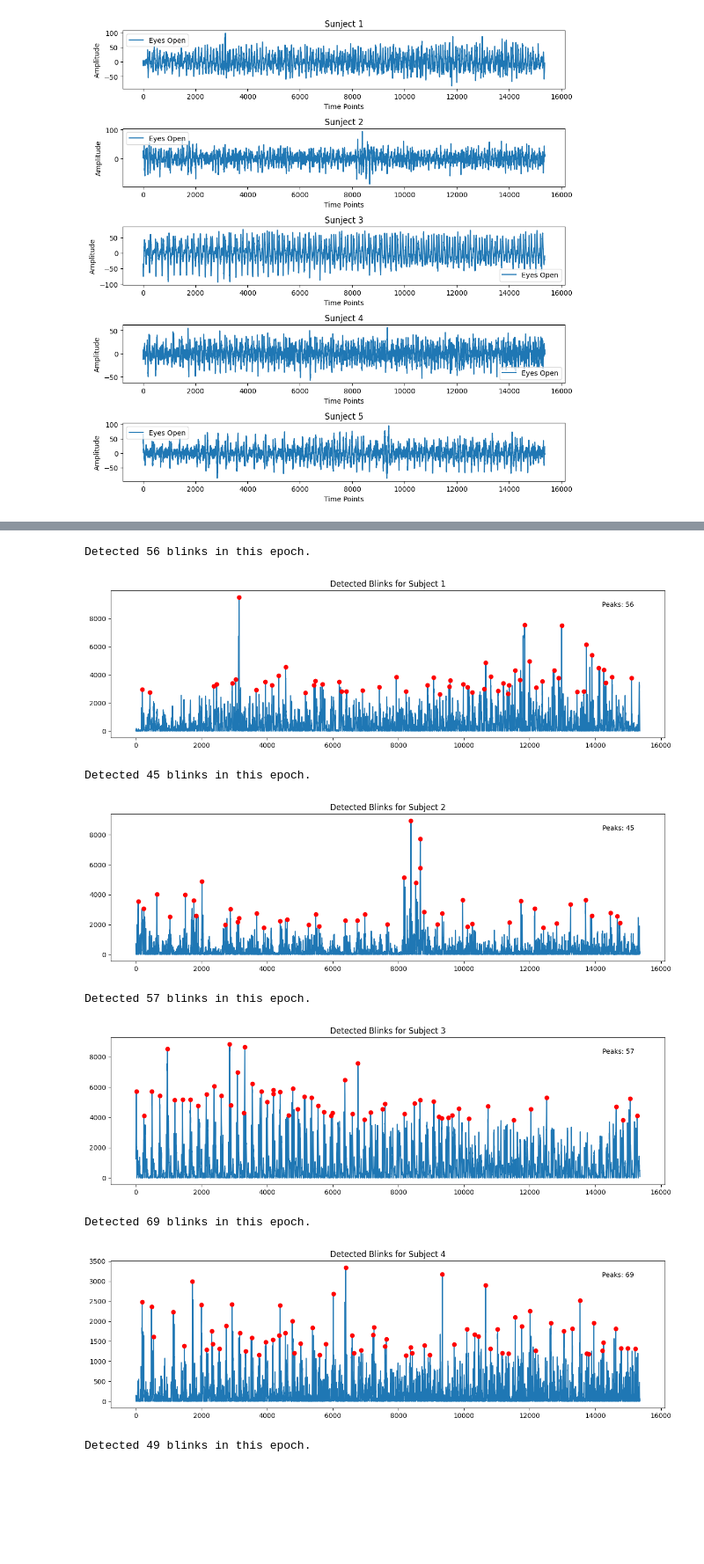
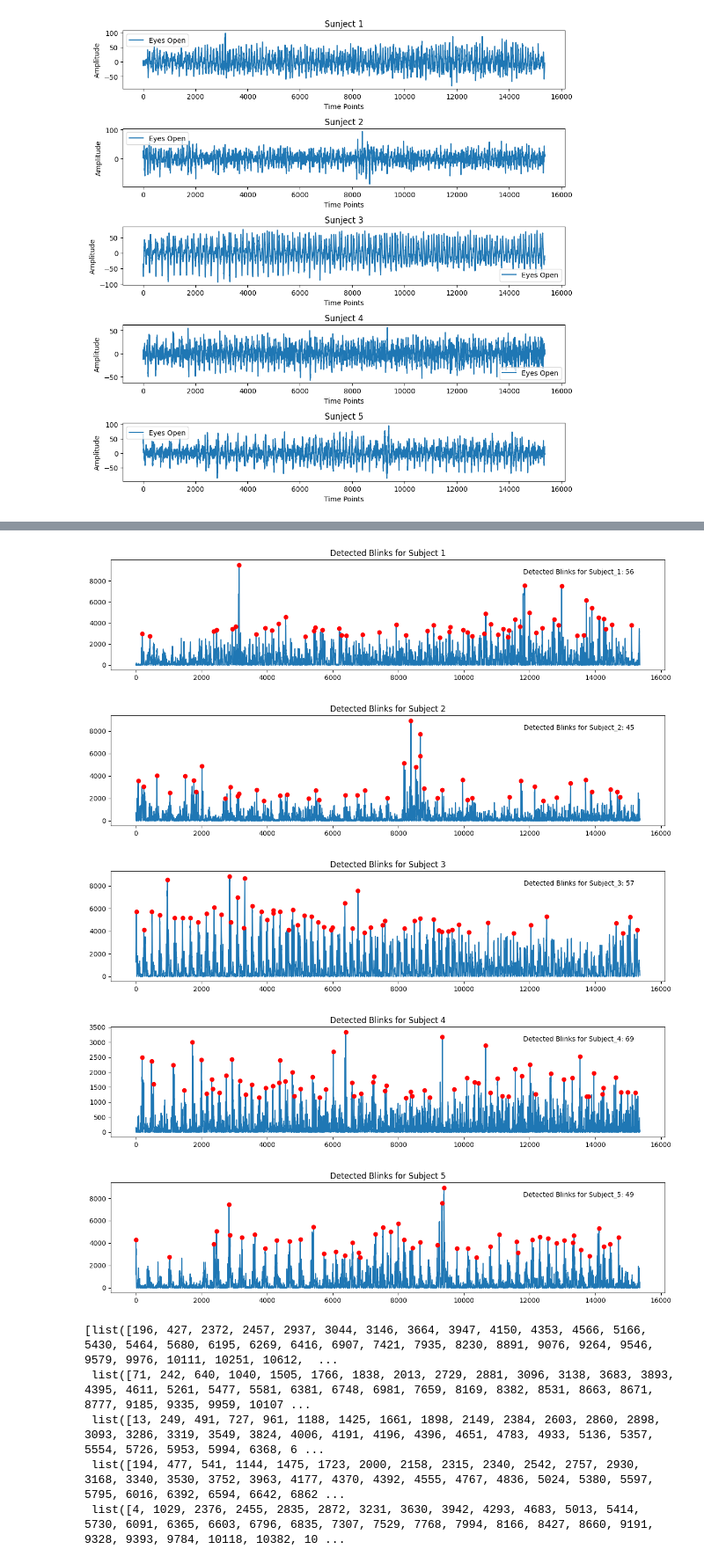
Before and after one commit to maryamnorouzi/Brain-Signal-Processing-, a Jupyter notebook: Brain Signal processing/hw2/HW2_Maryam.ipynb, the cells around one changed output, grey strips where cells are left out. Shown at 88% size. Saved outputs shown, nothing was run; the diff lists cells and outputs as text; code cells hidden in the pictures; blank space fills up the shorter version.

```diff
--- a/Brain Signal processing/hw2/HW2_Maryam.ipynb
+++ b/Brain Signal processing/hw2/HW2_Maryam.ipynb
@@ -416,77 +391,60 @@ for i in range(5):  # 5 subjects
 # %%
-import numpy as np
-import matplotlib.pyplot as plt
-from scipy.signal import find_peaks
-
-# Define your threshold computation function
-def compute_threshold(eeg_data, k=2.5):
-    return np.mean(eeg_data) + k * np.std(eeg_data)
-
 distance_between_peaks = 128  # Half of one second between peaks; adjust as needed
 window_size = 256 # 1 seconds window size
 window_step = int(window_size * 0.7)  # 30% overlap
-
 blink_times_all_subjects = []  # Master list to store blink times for all subjects
 
 # Process each epoch of the data
 for subject_num, epoch_data in enumerate(eyes_blink_Fz, start=1):
-
     squared_data = epoch_data**2  # Square the data for more resilience
-
     threshold = compute_threshold(squared_data)  # Compute threshold for the squared data
-
     all_peaks = []
 
     # Slide the window through the data
     for start in range(0, len(squared_data) - window_size + 1, window_step):
         end = start + window_size
-
         windowed_data = squared_data[start:end]
-
         # Detect peaks in the windowed data
         peaks, _ = find_peaks(windowed_data, height=threshold, distance=distance_between_peaks)
         peaks = peaks + start  # Adjust peak indices for the entire data
-
         all_peaks.extend(peaks)
 
     # Remove duplicate peaks
     all_peaks = list(set(all_peaks))
     all_peaks.sort()
 
     # Append the blink times for this epoch to the master list
     blink_times_all_subjects.append(all_peaks)
 
     # Print the number of detected blinks
-    print(f"Detected {len(all_peaks)} blinks in this epoch.")
+    # print(f"Detected {len(all_peaks)} blinks in this epoch.")
 
     # Visualize detected blinks
-
-    plt.figure(figsize=(15, 4))
+    plt.figure(figsize=(15, 3))
     plt.plot(squared_data)
     plt.plot(all_peaks, squared_data[all_peaks], "ro")
 
     # Set title to indicate the subject number
     plt.title(f"Detected Blinks for Subject {subject_num}")
 
     # Annotate the number of peaks detected
-    plt.annotate(f"Peaks: {len(all_peaks)}",
+    plt.annotate(f"Detected Blinks for Subject_{subject_num}: {len(all_peaks)}",
                  xy=(0.95, 0.95), xycoords='axes fraction',
                  fontsize=10,
                  xytext=(-5, -5), textcoords='offset points',
                  ha='right', va='top')
-
     plt.show()
-
 # Convert the master list to an array for convenience
 blink_times_array = np.array(blink_times_all_subjects)
 print(blink_times_array)
 # %% [output]
+[figure, new version]
+[figure, new version]
+[figure, new version]
+[figure, new version]
+[figure, new version]
-Detected 56 blinks in this epoch.
+[list([196, 427, 2372, 2457, 2937, 3044, 3146, 3664, 3947, 4150, 4353, 4566, 5166, 5430, 5464, 5680, 6195, 6269, 6416, 6907, 7421, 7935, 8230, 8891, 9076, 9264, 9546, 9579, 9976, 10111, 10251, 10612,  ...
+ list([71, 242, 640, 1040, 1505, 1766, 1838, 2013, 2729, 2881, 3096, 3138, 3683, 3893, 4395, 4611, 5261, 5477, 5581, 6381, 6748, 6981, 7659, 8169, 8382, 8531, 8663, 8671, 8777, 9185, 9335, 9959, 10107 ...
+ list([13, 249, 491, 727, 961, 1188, 1425, 1661, 1898, 2149, 2384, 2603, 2860, 2898, 3093, 3286, 3319, 3549, 3824, 4006, 4191, 4196, 4396, 4651, 4783, 4933, 5136, 5357, 5554, 5726, 5953, 5994, 6368, 6 ...
+ list([194, 477, 541, 1144, 1475, 1723, 2000, 2158, 2315, 2340, 2542, 2757, 2930, 3168, 3340, 3530, 3752, 3963, 4177, 4370, 4392, 4555, 4767, 4836, 5024, 5380, 5597, 5795, 6016, 6392, 6594, 6642, 6862 ...
+ list([4, 1029, 2376, 2455, 2835, 2872, 3231, 3630, 3942, 4293, 4683, 5013, 5414, 5730, 6091, 6365, 6603, 6796, 6835, 7307, 7529, 7768, 7994, 8166, 8427, 8660, 9191, 9328, 9393, 9784, 10118, 10382, 10 ...
-[figure, old version]
-Detected 45 blinks in this epoch.
-[figure, old version]
-Detected 57 blinks in this epoch.
-[figure, old version]
-Detected 69 blinks in this epoch.
-[figure, old version]
-Detected 49 blinks in this epoch.
```
Also changed, not shown: parts of 16 cells of this notebook, 1 other file.
